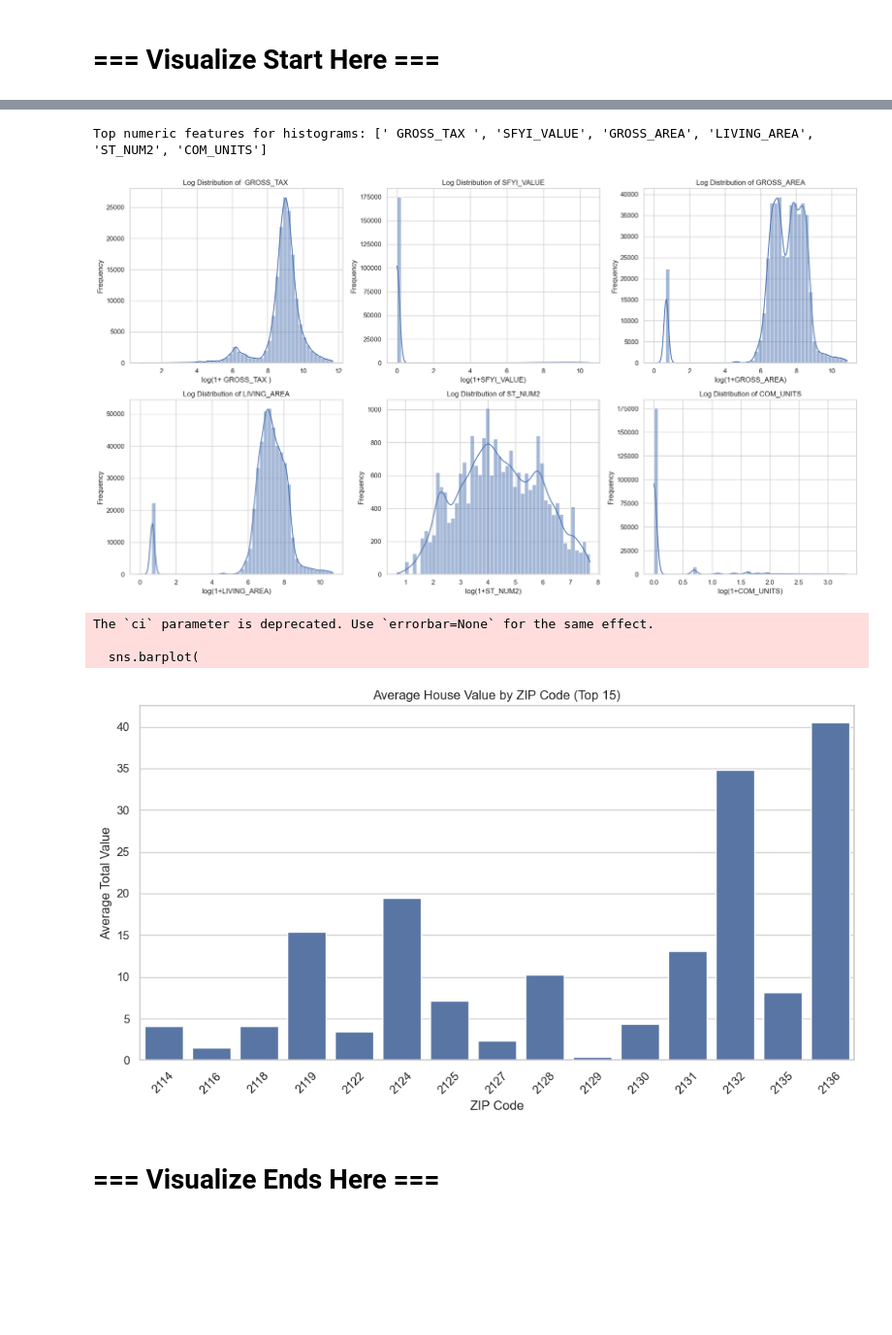
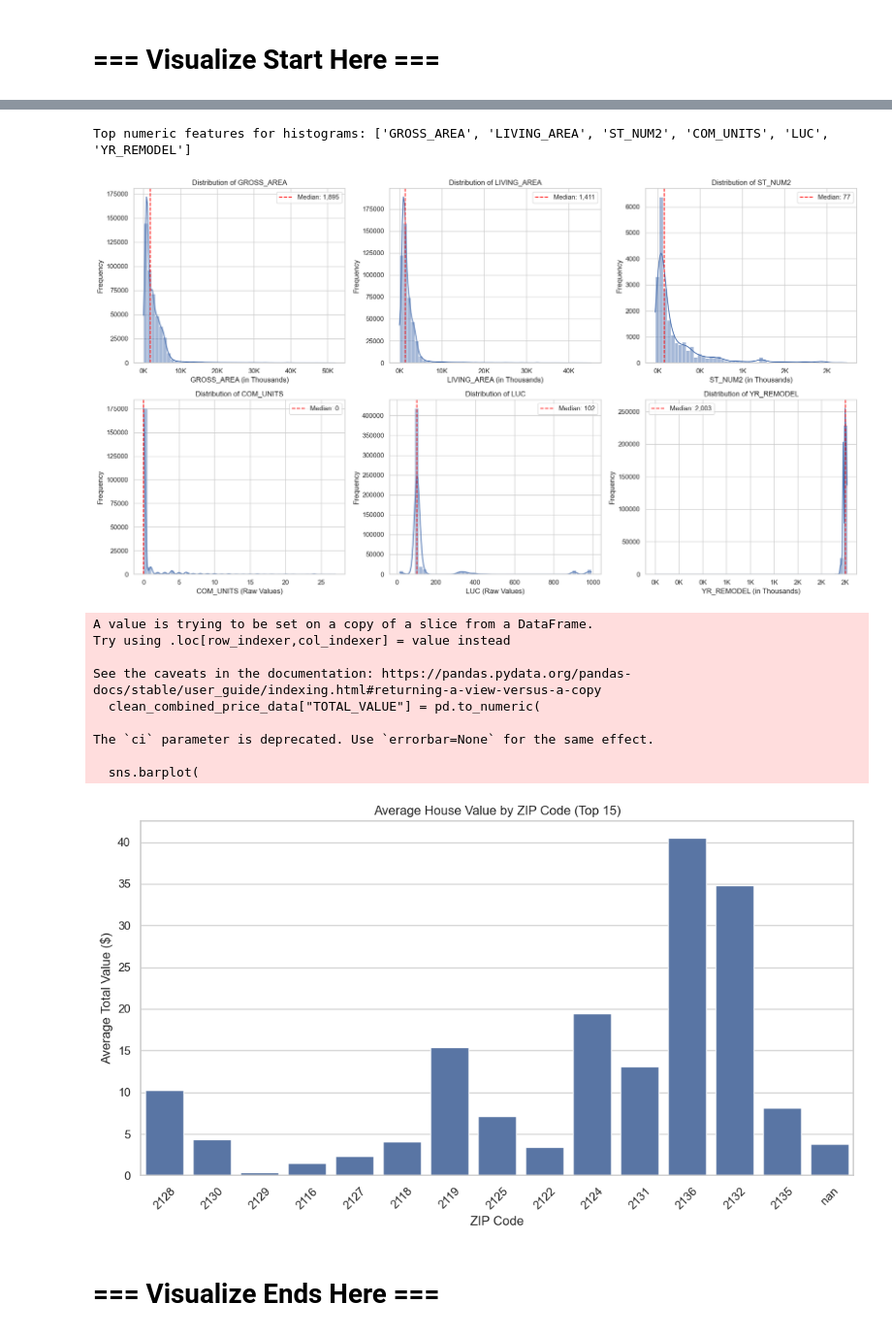
Before and after one commit to HarshaBeth/Boston-Area-Price-and-Crime-Prediction, a Jupyter notebook: backend/notebooks/price_prediction_model.ipynb, the cells around one changed output, grey strips where cells are left out. Shown: that part at 97% size. Drawn from its saved outputs; the diff is of its cells as text; code cells hidden in the pictures; blank space fills up the shorter version.

```diff
--- a/backend/notebooks/price_prediction_model.ipynb
+++ b/backend/notebooks/price_prediction_model.ipynb
@@ -150,13 +156,18 @@ plt.show()
 # %%
 plt.figure(figsize=(12,6))
 
+clean_combined_price_data["ZIPCODE"] = clean_combined_price_data["ZIPCODE"].astype(str)
 top_zip = clean_combined_price_data["ZIPCODE"].value_counts().head(10).index
 subset = clean_combined_price_data[clean_combined_price_data["ZIPCODE"].isin(top_zip)]
 
-sns.boxplot(x="ZIPCODE", y="TOTAL_VALUE", data=subset)
+sns.boxplot(x="ZIPCODE", y="TOTAL_VALUE", data=subset, order=top_zip)
 plt.title("House Value by ZIP Code (Top 10)")
 plt.xlabel("ZIP Code")
-plt.ylabel("Total Value")
+plt.ylabel("Total Value (in $ Thousands)")
 plt.xticks(rotation=45)
+ax = plt.gca()
+ax.yaxis.set_major_formatter(mtick.FuncFormatter(lambda x, _: f'${x/1e3:.0f}K'))
+ax.yaxis.set_major_locator(mtick.MaxNLocator(8))
+
 plt.show()
 # %% [output]
@@ -185,4 +180,9 @@ plt.show()
 # %%
+import matplotlib.pyplot as plt
+import seaborn as sns
+import numpy as np
+import matplotlib.ticker as mtick
+
 numeric_cols = clean_combined_price_data.select_dtypes(include=[np.number]).columns.tolist()
 variances = clean_combined_price_data[numeric_cols].var().sort_values(ascending=False)
 top_features = [c for c in variances.index if c != "TOTAL_VALUE"][:6]
@@ -190,46 +190,78 @@ top_features = [c for c in variances.index if c != "TOTAL_VALUE"][:6]
 print("Top numeric features for histograms:", top_features)
 fig, axes = plt.subplots(2, 3, figsize=(18,10))
 axes = axes.flatten()
-
 for i, col in enumerate(top_features):
     series = clean_combined_price_data[col].dropna()
     cutoff = np.percentile(series, 99)
     series = series[series < cutoff]
-    sns.histplot(np.log1p(series), bins=50, kde=True, ax=axes[i])
-    axes[i].set_title(f"Log Distribution of {col}")
-    axes[i].set_xlabel(f"log(1+{col})")
+    median_val = series.median()
+    sns.histplot(series, bins=50, kde=True, ax=axes[i])
+    axes[i].axvline(median_val, color="red", linestyle="--", label=f"Median: {median_val:,.0f}")
+    axes[i].set_title(f"Distribution of {col}")
+    if series.max() > 1e6:
+        axes[i].xaxis.set_major_formatter(mtick.FuncFormatter(lambda x, _: f'{x/1e6:.1f}M'))
+        axes[i].set_xlabel(f"{col} (in Millions)")
+    elif series.max() > 1e3:
+        axes[i].xaxis.set_major_formatter(mtick.FuncFormatter(lambda x, _: f'{x/1e3:.0f}K'))
+        axes[i].set_xlabel(f"{col} (in Thousands)")
+    else:
+        axes[i].set_xlabel(f"{col} (Raw Values)")
     axes[i].set_ylabel("Frequency")
+    axes[i].legend()
 
 plt.tight_layout()
 plt.show()
 # %% [output]
-Top numeric features for histograms: [' GROSS_TAX ', 'SFYI_VALUE', 'GROSS_AREA', 'LIVING_AREA', 'ST_NUM2', 'COM_UNITS']
+Top numeric features for histograms: ['GROSS_AREA', 'LIVING_AREA', 'ST_NUM2', 'COM_UNITS', 'LUC', 'YR_REMODEL']
-[figure, old version]
+[figure, new version]
 # %%
+import matplotlib.ticker as mtick
+
 if "ZIPCODE" in clean_combined_price_data.columns:
+    clean_combined_price_data["TOTAL_VALUE"] = pd.to_numeric(
+        clean_combined_price_data["TOTAL_VALUE"], errors="coerce"
+    )
     top_zips = clean_combined_price_data["ZIPCODE"].value_counts().head(15).index
     subset = clean_combined_price_data[clean_combined_price_data["ZIPCODE"].isin(top_zips)]
 
     plt.figure(figsize=(12,6))
     sns.barplot(
         x="ZIPCODE",
         y="TOTAL_VALUE",
         data=subset,
         estimator="mean",
         ci=None
     )
+
     plt.title("Average House Value by ZIP Code (Top 15)")
     plt.xlabel("ZIP Code")
-    plt.ylabel("Average Total Value")
+    ax = plt.gca()
+    max_val = subset["TOTAL_VALUE"].max()
+
+    if max_val > 1e6:
+        ax.yaxis.set_major_formatter(mtick.FuncFormatter(lambda x, _: f'${x/1e6:.1f}M'))
+        plt.ylabel("Average Total Value (in $ Millions)")
+    elif max_val > 1e3:
+        ax.yaxis.set_major_formatter(mtick.FuncFormatter(lambda x, _: f'${x/1e3:.0f}K'))
+        plt.ylabel("Average Total Value (in $ Thousands)")
+    else:
+        plt.ylabel("Average Total Value ($)")
+
     plt.xticks(rotation=45)
     plt.show()
 else:
     print("ZIPCODE column not found in dataset.")
 # %% [output]
+A value is trying to be set on a copy of a slice from a DataFrame.
+Try using .loc[row_indexer,col_indexer] = value instead
+
+See the caveats in the documentation: https://pandas.pydata.org/pandas-docs/stable/user_guide/indexing.html#returning-a-view-versus-a-copy
+  clean_combined_price_data["TOTAL_VALUE"] = pd.to_numeric(
+
 The `ci` parameter is deprecated. Use `errorbar=None` for the same effect.
 
   sns.barplot(
-[figure, old version]
+[figure, new version]
 # %% [markdown]
 # === Visualize Ends Here ===
 # %%
```
Also changed, not shown: parts of 4 cells of this notebook.
